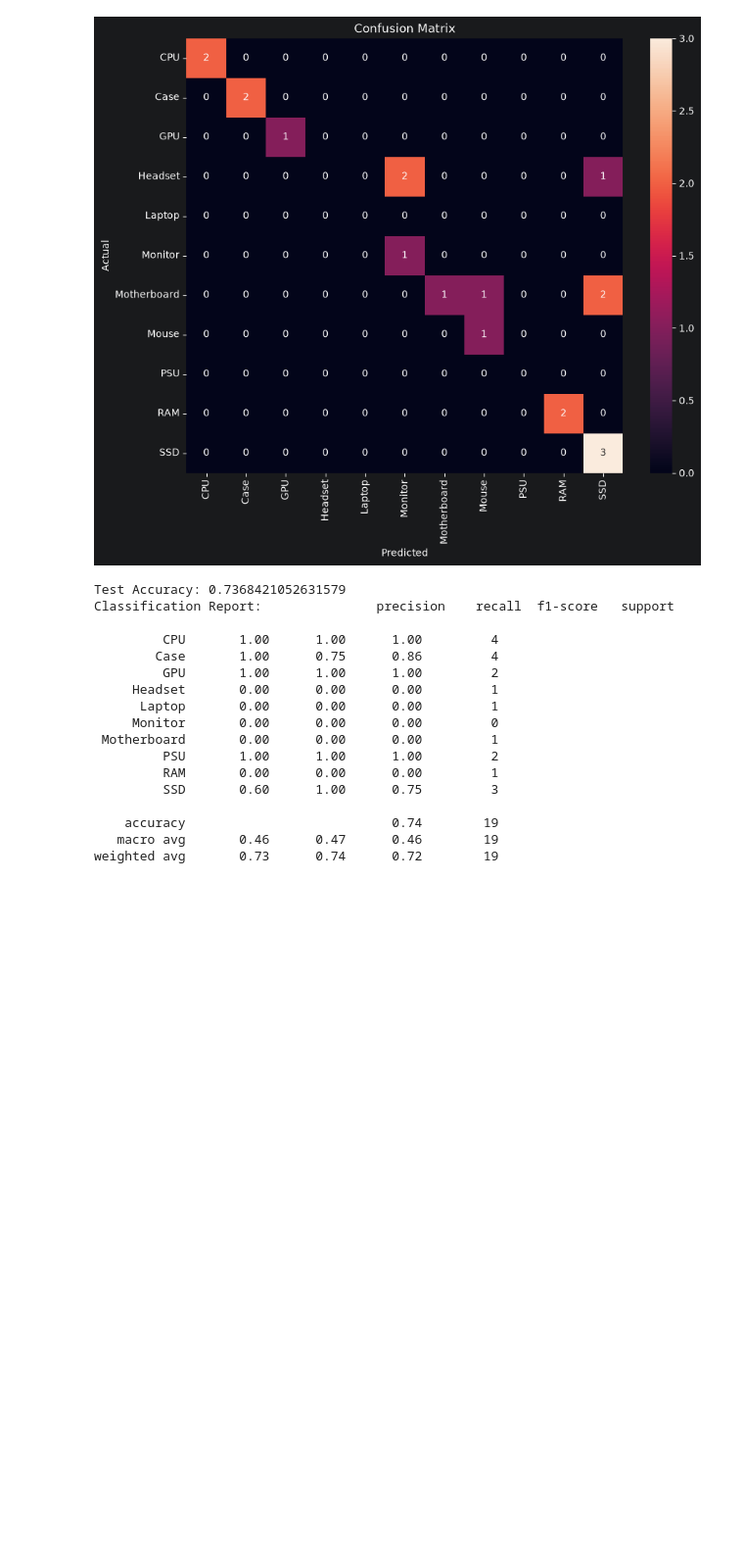
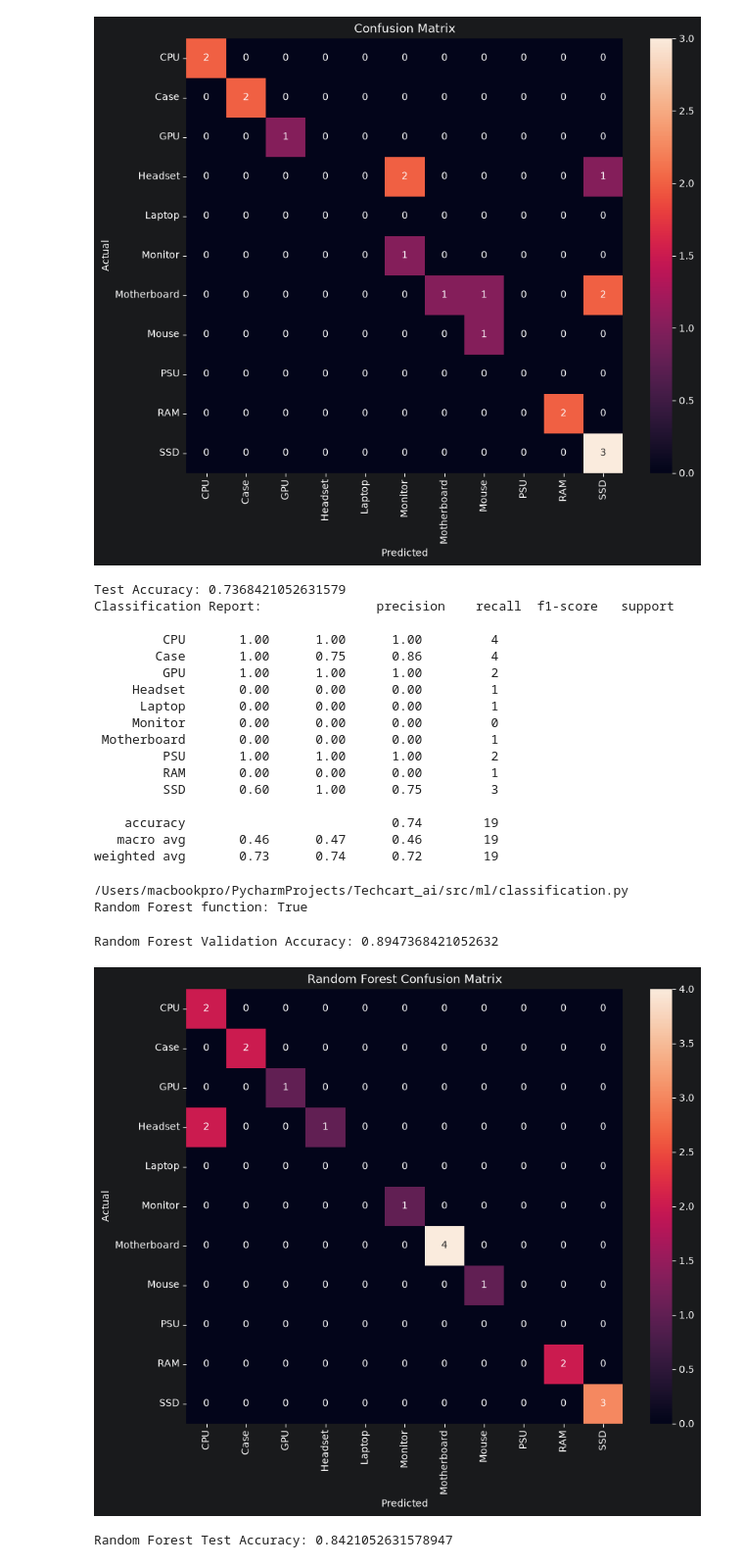
Before and after one commit to Ko-Bhone/Ai_Support_Ticket_Intelligence, a Jupyter notebook: notebooks/01_eda.ipynb, the cells around one changed output. Shown at 98% size. Saved outputs shown, nothing was run; the diff lists cells and outputs as text; code cells hidden in the pictures; blank space fills up the shorter version.

Commit message:
phase2: add Model Comparison between Logistic Regression & Random Forest

```diff
--- a/notebooks/01_eda.ipynb
+++ b/notebooks/01_eda.ipynb
@@ -440,3 +440,53 @@ Classification Report:               precision    recall  f1-score   support
     accuracy                           0.74        19
    macro avg       0.46      0.47      0.46        19
 weighted avg       0.73      0.74      0.72        19
+# %%
+import importlib
+import src.ml.classification as classification
+်
+
+importlib.reload(classification)
+
+print(classification.__file__)
+print("Random Forest function:",
+      hasattr(classification, "create_random_forest_pipeline"))
+create_random_forest_pipeline = classification.create_random_forest_pipeline
+rf_pipeline = create_random_forest_pipeline()
+
+rf_pipeline.fit(
+    x_train,
+    y_train
+)
+
+y_val_pred_rf = rf_pipeline.predict(x_val)
+# %% [output]
+/Users/macbookpro/PycharmProjects/Techcart_ai/src/ml/classification.py
+Random Forest function: True
+# %%
+from sklearn.metrics import accuracy_score
+rf_val_accuracy = accuracy_score(y_val, y_val_pred_rf)
+print("Random Forest Validation Accuracy:", rf_val_accuracy)
+# %% [output]
+Random Forest Validation Accuracy: 0.8947368421052632
+# %%
+from sklearn.metrics import confusion_matrix
+import matplotlib.pyplot as plt
+import seaborn as sns
+
+cm_rf = confusion_matrix(y_val, y_val_pred_rf, labels=rf_pipeline.named_steps["model"].classes_)
+plt.figure(figsize=(10, 8))
+sns.heatmap(cm_rf, annot=True, fmt="d", xticklabels=rf_pipeline.named_steps["model"].classes_,
+            yticklabels=rf_pipeline.named_steps["model"].classes_)
+plt.title("Random Forest Confusion Matrix")
+plt.xlabel("Predicted")
+plt.ylabel("Actual")
+plt.show()
+# %% [output]
+[figure, added]
+# %%
+y_test_pred_rf = rf_pipeline.predict(x_test)
+from sklearn.metrics import accuracy_score
+rf_test_accuracy = accuracy_score(y_test, y_test_pred_rf)
+print("Random Forest Test Accuracy:", rf_test_accuracy)
+# %% [output]
+Random Forest Test Accuracy: 0.8421052631578947
```
Also changed, not shown: parts of 3 cells of this notebook, 1 other file.
